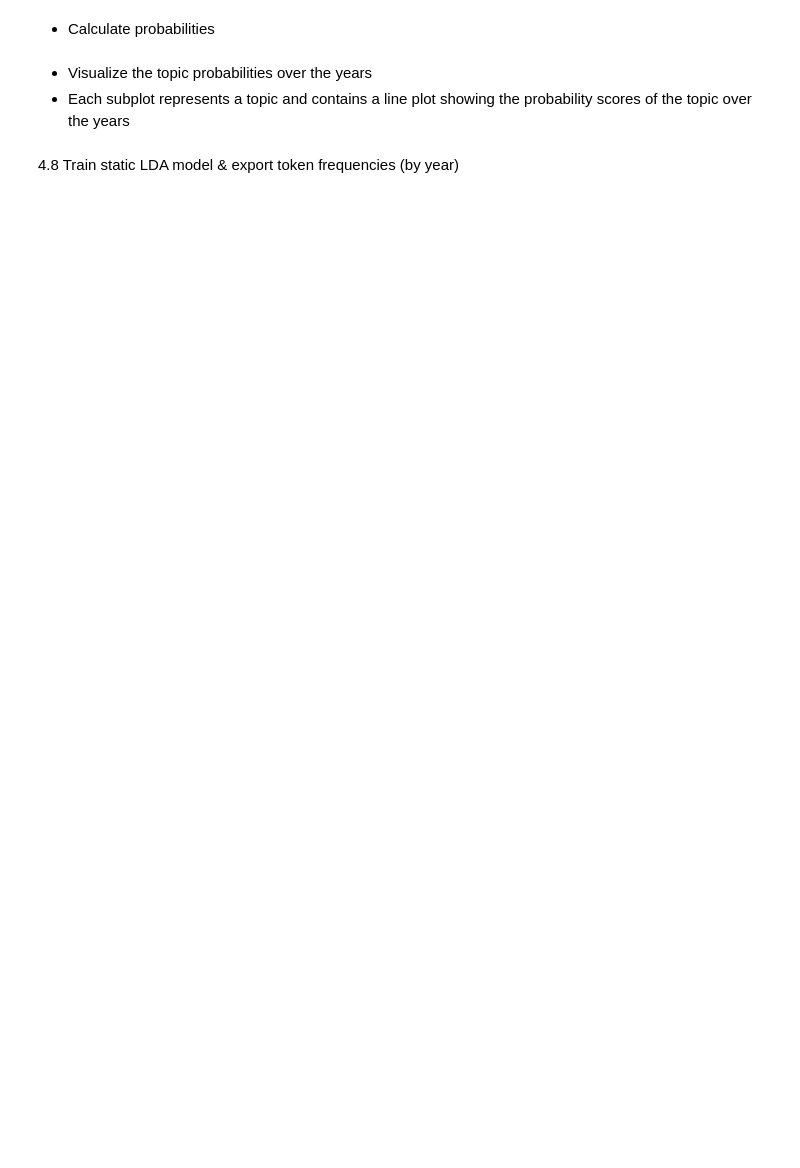
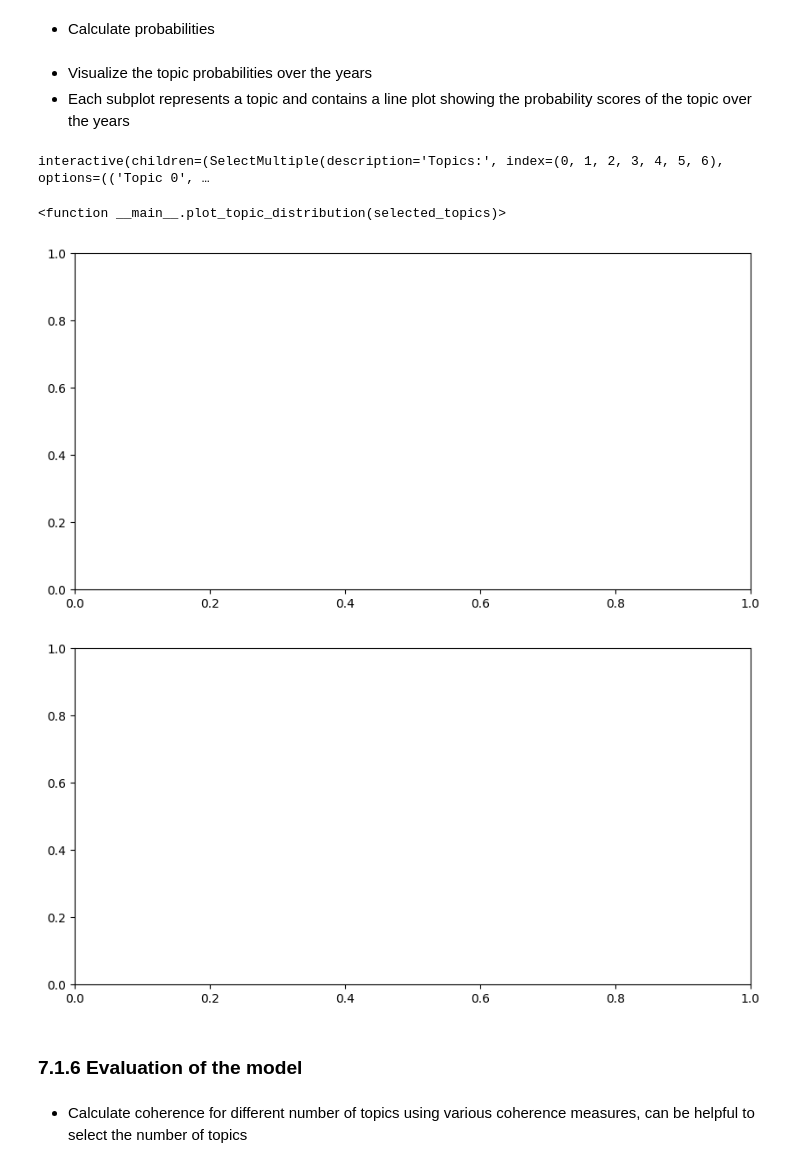
Before and after one commit to schmcklr/skill_extractor, a Jupyter notebook: (III)_text_preprocessing_and_analysis.ipynb, the cells around one changed output. Cells and saved outputs as stored; diff of their text form; code cells hidden in the pictures; blank space fills up the shorter version.

```diff
--- a/(III)_text_preprocessing_and_analysis.ipynb
+++ b/(III)_text_preprocessing_and_analysis.ipynb
@@ -2053,7 +1995,7 @@ import numpy as np
 years = docs_by_year.keys()
 
 # Save topic distribution for each year
-topic_distributions = {}
+topic_distributions_lda_gensim = {}
 
 # Extract topic distribution for each year
 for year in years:
@@ -2065,20 +2007,22 @@ for year in years:
     # Extract topic distribution for each document of the current year
     topic_distribution_year = []
     for document in year_corpus:
-        topic_probs = np.zeros(model.num_topics)
-        topic_distribution = model.get_document_topics(document)
+        topic_probs = np.zeros(gensim_lda_model.num_topics)
+        topic_distribution = gensim_lda_model.get_document_topics(document)
         for topic, prob in topic_distribution:
             topic_probs[topic] = prob
         topic_distribution_year.append(topic_probs)
 
-    topic_distributions[year] = topic_distribution_year
+    topic_distributions_lda_gensim[year] = topic_distribution_year
 
 # Create an array to store influence scores for each year and topic
-influence_scores = np.zeros((len(years), model.num_topics))
-for i, year in enumerate(years):
-    for topic in range(model.num_topics):
-        topic_probs = np.array(topic_distributions[year])[:, topic]
-        influence_scores[i, topic] = np.mean(topic_probs)
+influence_scores = {}
+
+for year in years:
+    influence_scores[year] = np.zeros(gensim_lda_model.num_topics)
+    for topic in range(gensim_lda_model.num_topics):
+        topic_probs = np.array(topic_distributions_lda_gensim[year])[:, topic]
+        influence_scores[year][topic] = np.mean(topic_probs)
 # %% [markdown]
 *   Visualize the topic probabilities over the years
   *   Each subplot represents a topic and contains a line plot showing the probability scores of the topic over the years
@@ -2121,2 +2029,51 @@ plt.show()
-# %% [markdown]
-4.8 Train static LDA model & export token frequencies (by year)
+# %%
+import matplotlib.pyplot as plt
+import ipywidgets as widgets
+from ipywidgets import interact
+
+# Extracting time slices and average values
+years = list(influence_scores.keys())  # Get a list of years
+average_values = [influence_scores[key] for key in years]  # Get average values for each year
+
+# Converting average values into a list per topic
+average_values = list(zip(*average_values))  # Transpose the data to group values by topic
+
+# Creating a multi-select list for topics
+topic_multiselect = widgets.SelectMultiple(
+    options=[(f'Topic {i}', i) for i, _ in enumerate(average_values)],  # Create options for each topic
+    value=list(range(len(average_values))),  # Select all topics by default
+    description='Topics:'
+)
+
+def plot_topic_distribution(selected_topics):
+    plt.figure(figsize=(10, 5))  # Create a new figure with a specified size
+
+    # Colors
+    color_palette = sns.color_palette("husl", len(selected_topics))
+
+    for i, selected_topic in enumerate(selected_topics):
+        # Create a plot for each selected topic
+        topic_values = average_values[selected_topic]
+        plt.plot(years, topic_values, label=f'Topic {selected_topic}', color=color_palette[i])  # Plot the topic's average values over the years
+
+    plt.xlabel('Jahr')  # Set the label for the x-axis
+    plt.ylabel('Probability')  # Set the label for the y-axis
+    plt.legend()  # Show legend with topic labels
+    plt.grid(True)  # Display grid lines
+
+    # Set x-axis ticks only for full years
+    plt.xticks(years)
+
+    plt.show()  # Show the plot
+
+# Link the multi-select list with the plot function using interact
+interact(plot_topic_distribution, selected_topics=topic_multiselect)
+# %% [output]
+interactive(children=(SelectMultiple(description='Topics:', index=(0, 1, 2, 3, 4, 5, 6), options=(('Topic 0', …
+<function __main__.plot_topic_distribution(selected_topics)>
+[figure, added]
+[figure, added]
+# %% [markdown]
+### 7.1.6 Evaluation of the model
+# %% [markdown]
+* Calculate coherence for different number of topics using various coherence measures, can be helpful to select the number of topics
```
Also changed, not shown: parts of 106 cells of this notebook.
